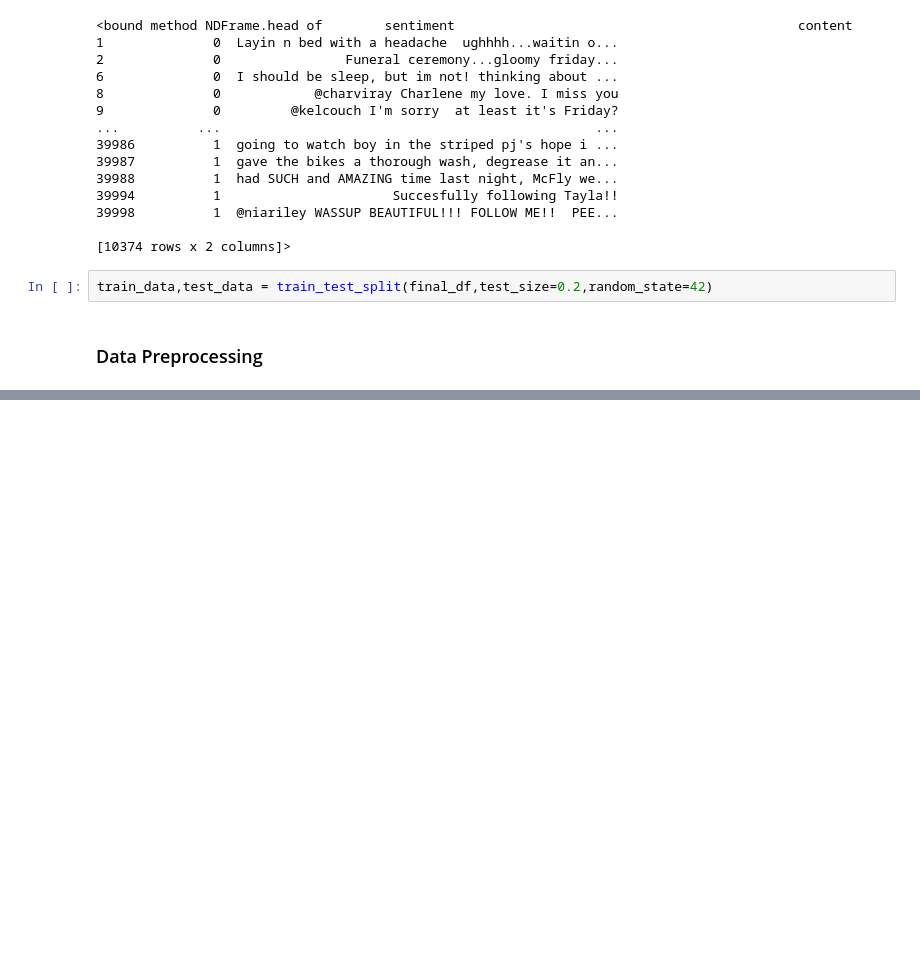
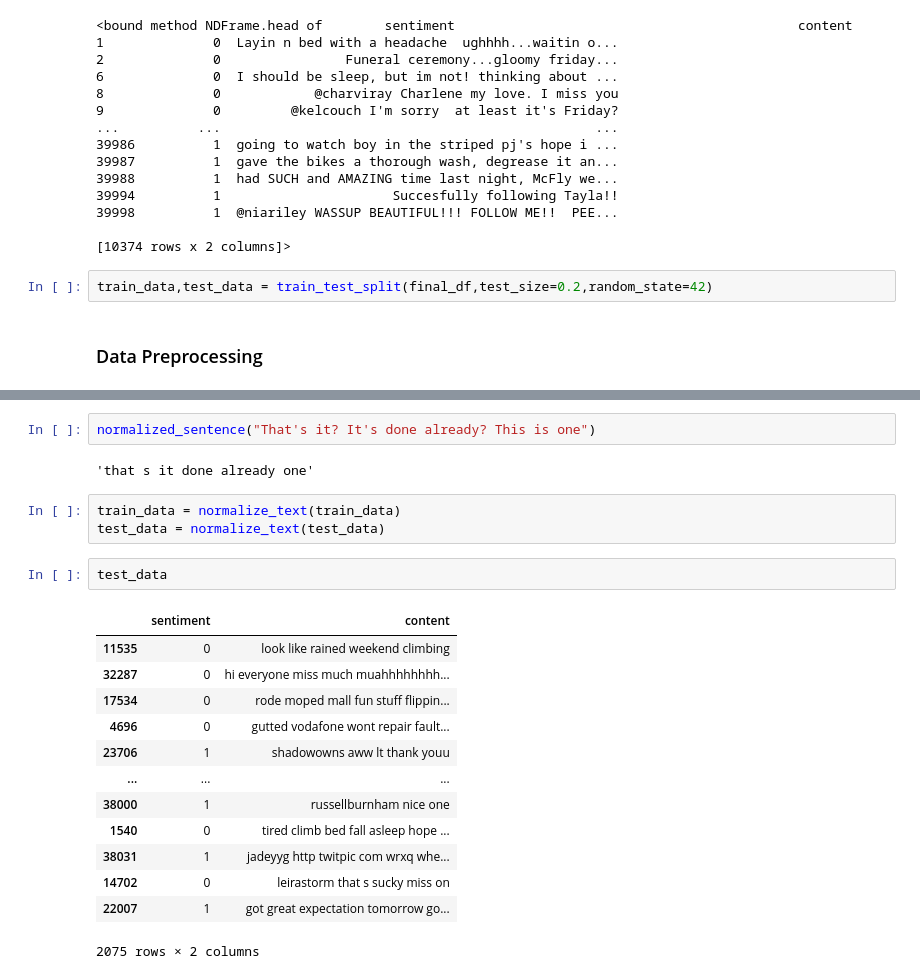
Before and after one commit to QaziSaim/expression-prediction, a Jupyter notebook: Notebook/twitter_emotion_detection.ipynb, the cells around one changed output, grey strips where cells are left out. Drawn from its saved outputs; the diff is of its cells as text; blank space fills up the shorter version.

```diff
--- a/Notebook/twitter_emotion_detection.ipynb
+++ b/Notebook/twitter_emotion_detection.ipynb
@@ -172,0 +230,23 @@ def lemmatization(text):
+# %%
+normalized_sentence("That's it? It's done already? This is one")
+# %% [output]
+'that s it done already one'
+# %%
+train_data = normalize_text(train_data)
+test_data = normalize_text(test_data)
+# %%
+test_data
+# %% [output]
+|  | sentiment | content |
+| 11535 | 0 | look like rained weekend climbing |
+| 32287 | 0 | hi everyone miss much muahhhhhhhh... |
+| 17534 | 0 | rode moped mall fun stuff flippin... |
+| 4696 | 0 | gutted vodafone wont repair fault... |
+| 23706 | 1 | shadowowns aww lt thank youu |
+| ... | ... | ... |
+| 38000 | 1 | russellburnham nice one |
+| 1540 | 0 | tired climb bed fall asleep hope ... |
+| 38031 | 1 | jadeyyg http twitpic com wrxq whe... |
+| 14702 | 0 | leirastorm that s sucky miss on |
+| 22007 | 1 | got great expectation tomorrow go... |
+2075 rows × 2 columns
```
Also changed, not shown: parts of 12 cells of this notebook, 6 other files.
